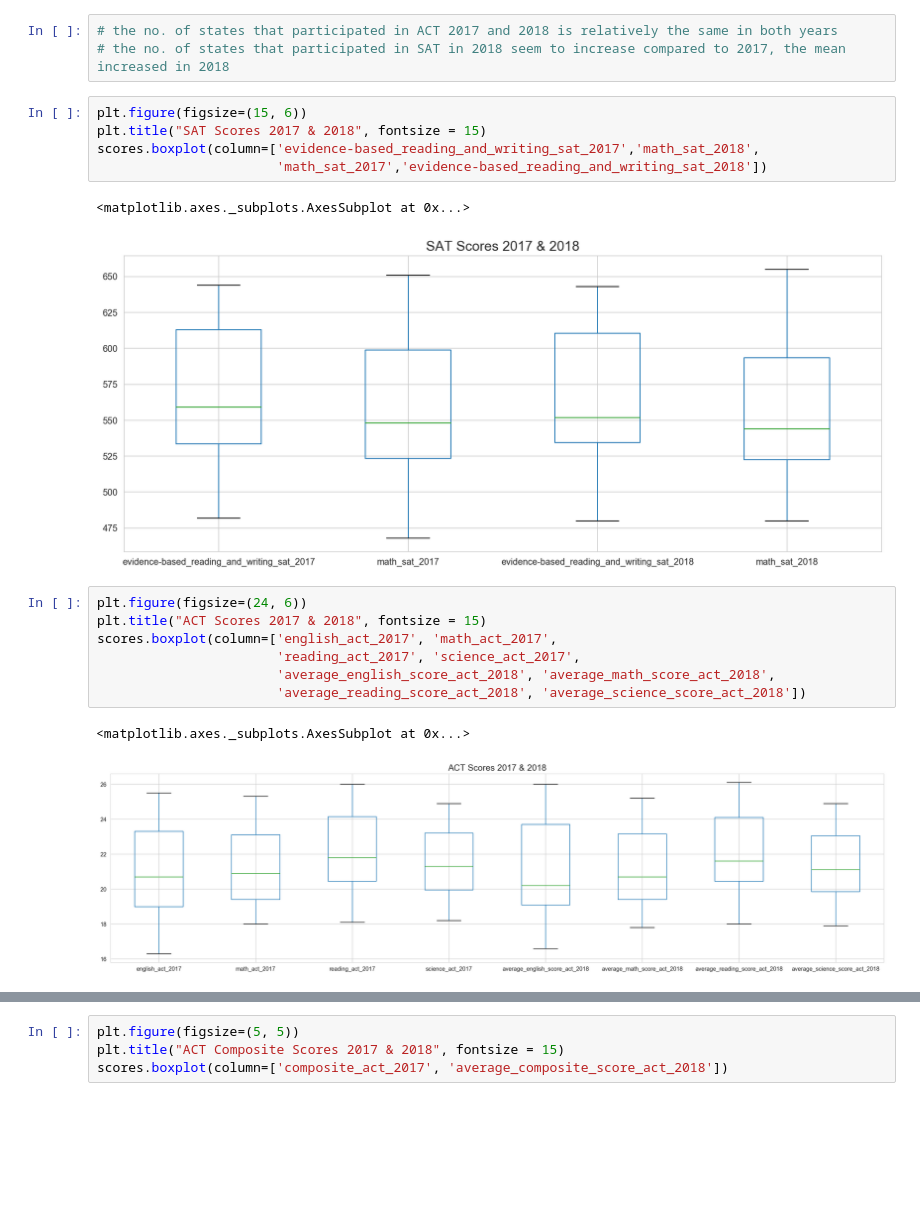
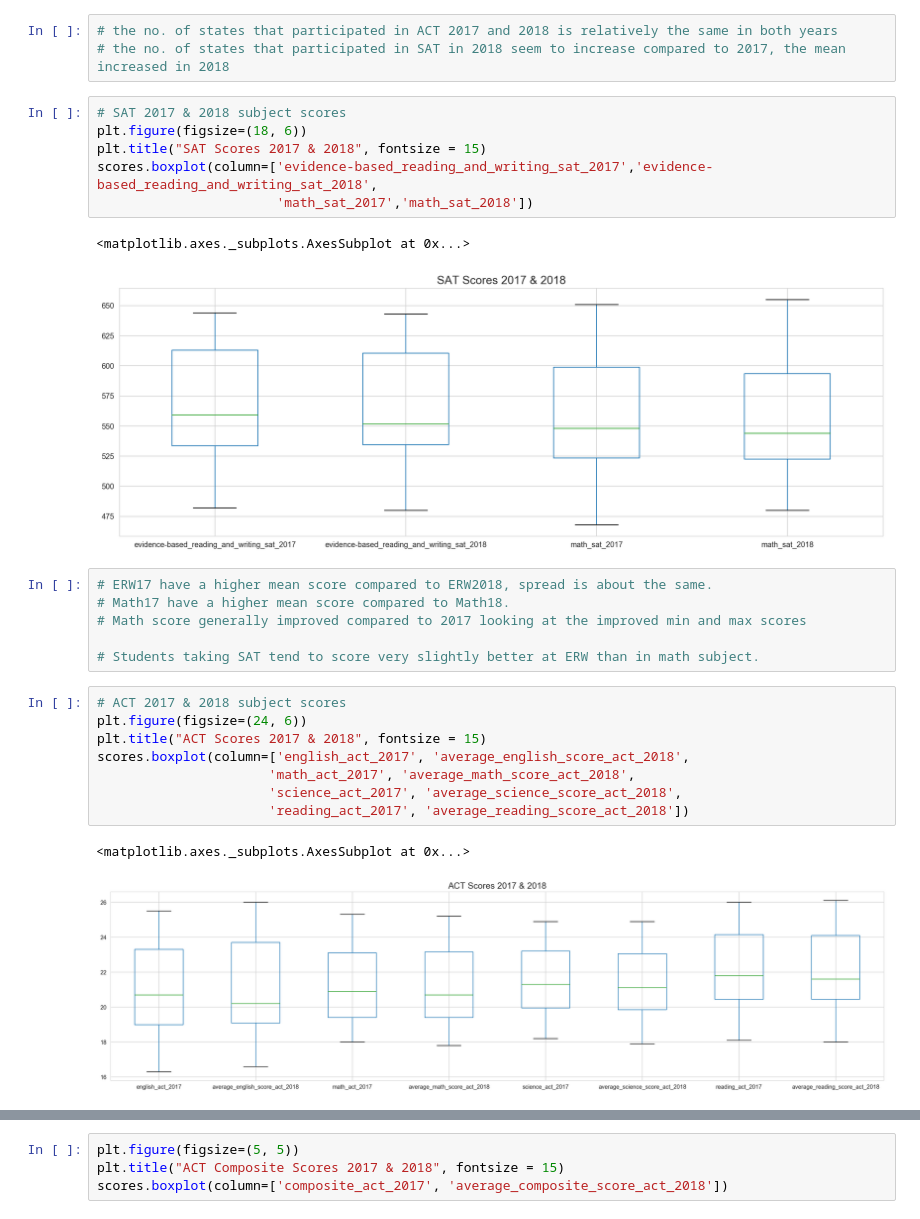
Before and after one commit to shaunkse/Projects, a Jupyter notebook: Project1/code/starter-code.ipynb, the cells around one changed output, grey strips where cells are left out. Cells and saved outputs as stored; diff of their text form; blank space fills up the shorter version.

```diff
--- a/Project1/code/starter-code.ipynb
+++ b/Project1/code/starter-code.ipynb
@@ -1371,20 +1289,28 @@ scores.boxplot(column=['participation_act_2017','percentage_of_students_tested_a
 # the no. of states that participated in ACT 2017 and 2018 is relatively the same in both years
 # the no. of states that participated in SAT in 2018 seem to increase compared to 2017, the mean increased in 2018
 # %%
-plt.figure(figsize=(15, 6))
+# SAT 2017 & 2018 subject scores
+plt.figure(figsize=(18, 6))
 plt.title("SAT Scores 2017 & 2018", fontsize = 15)
-scores.boxplot(column=['evidence-based_reading_and_writing_sat_2017','math_sat_2018',
-                       'math_sat_2017','evidence-based_reading_and_writing_sat_2018'])
+scores.boxplot(column=['evidence-based_reading_and_writing_sat_2017','evidence-based_reading_and_writing_sat_2018',
+                       'math_sat_2017','math_sat_2018'])
 # %% [output]
 <matplotlib.axes._subplots.AxesSubplot at 0x...>
-[figure, old version]
+[figure, new version]
+# %%
+# ERW17 have a higher mean score compared to ERW2018, spread is about the same.
+# Math17 have a higher mean score compared to Math18.
+# Math score generally improved compared to 2017 looking at the improved min and max scores
+
+# Students taking SAT tend to score very slightly better at ERW than in math subject.
 # %%
+# ACT 2017 & 2018 subject scores
 plt.figure(figsize=(24, 6))
 plt.title("ACT Scores 2017 & 2018", fontsize = 15)
-scores.boxplot(column=['english_act_2017', 'math_act_2017',
-                       'reading_act_2017', 'science_act_2017',
-                       'average_english_score_act_2018', 'average_math_score_act_2018',
-                       'average_reading_score_act_2018', 'average_science_score_act_2018'])
+scores.boxplot(column=['english_act_2017', 'average_english_score_act_2018',
+                      'math_act_2017', 'average_math_score_act_2018',
+                      'science_act_2017', 'average_science_score_act_2018',
+                      'reading_act_2017', 'average_reading_score_act_2018'])
 # %% [output]
 <matplotlib.axes._subplots.AxesSubplot at 0x...>
-[figure, old version]
+[figure, new version]
```
Also changed, not shown: parts of 30 cells of this notebook.
